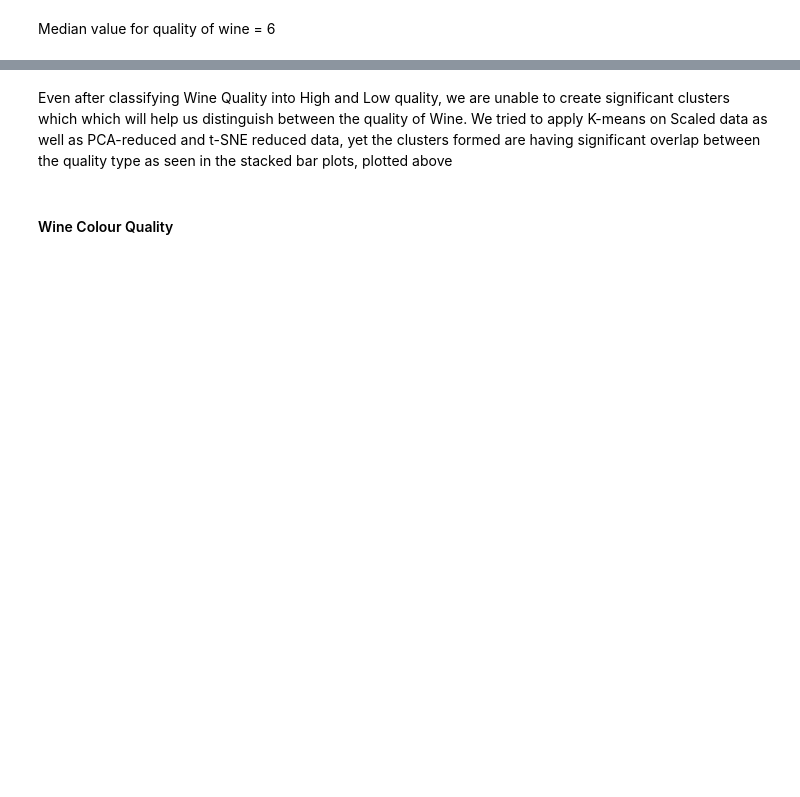
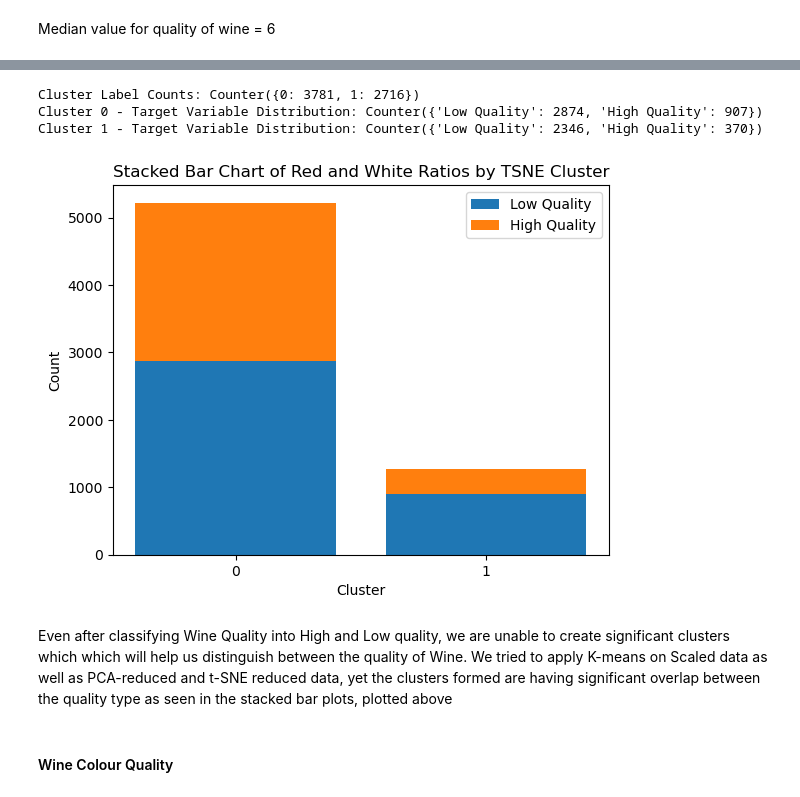
Before and after one commit to milindbhatiaa/Intro-to-ML-project, a Jupyter notebook: Clustering and dimensionality reduction.ipynb, the cells around one changed output, grey strips where cells are left out. Drawn from its saved outputs; the diff is of its cells as text; code cells hidden in the pictures; blank space fills up the shorter version.

```diff
--- a/Clustering and dimensionality reduction.ipynb
+++ b/Clustering and dimensionality reduction.ipynb
@@ -658,39 +741,45 @@ print("Cluster Label Counts:", label_counts)
 target_distribution_tsne = {cluster: Counter() for cluster in set(clusters_tsne)}
 
 # Populate the target variable distribution dictionary
-for cluster, target_value in zip(clusters_tsna, y):
+for cluster, target_value in zip(clusters_tsne, y):
     target_distribution_tsne[cluster][target_value] += 1
 
 # Print the distribution of target variables in each cluster
 for cluster, distribution in target_distribution_tsne.items():
     print(f"Cluster {cluster} - Target Variable Distribution: {distribution}")
+# %% [output]
+Cluster Label Counts: Counter({0: 3781, 1: 2716})
+Cluster 0 - Target Variable Distribution: Counter({'Low Quality': 2874, 'High Quality': 907})
+Cluster 1 - Target Variable Distribution: Counter({'Low Quality': 2346, 'High Quality': 370})
 # %%
-data = target_distribution_tsna
+data = target_distribution_tsne
 
 # Extract data for plotting
 clusters = list(data.keys())
 colors = list(data[0].keys())
 ratios = [[data[cluster][color] for color in colors] for cluster in clusters]
 
 # Create a stacked bar chart
 fig, ax = plt.subplots()
 ax.bar(clusters, ratios[0], label=colors[0])
 ax.bar(clusters, ratios[1], bottom=ratios[0], label=colors[1])
 
 # Set x-axis tick labels
 ax.set_xticks(clusters)
 ax.set_xticklabels(clusters)
 
 # Add labels and title
 ax.set_xlabel('Cluster')
 ax.set_ylabel('Count')
 ax.set_title('Stacked Bar Chart of Red and White Ratios by TSNE Cluster')
 
 # Add legend
 ax.legend()
 
 # Show the plot
 plt.show()
+# %% [output]
+[figure, added]
 # %% [markdown]
 Even after classifying Wine Quality into High and Low quality, we are unable to create significant clusters which which will help us distinguish between the quality of Wine. We tried to apply K-means on Scaled data as well as PCA-reduced and t-SNE reduced data, yet the clusters formed are having significant overlap between the quality type as seen in the stacked bar plots, plotted above
 # %% [markdown]
```
Also changed, not shown: parts of 26 cells of this notebook, 1 other file.
